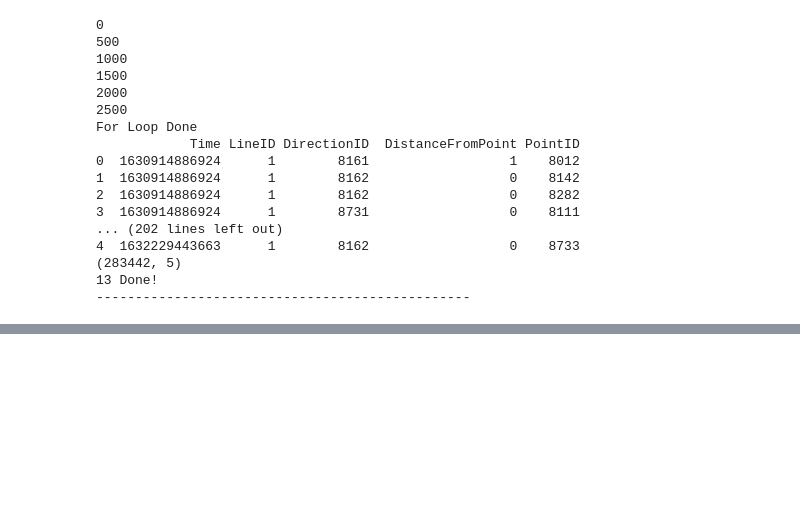
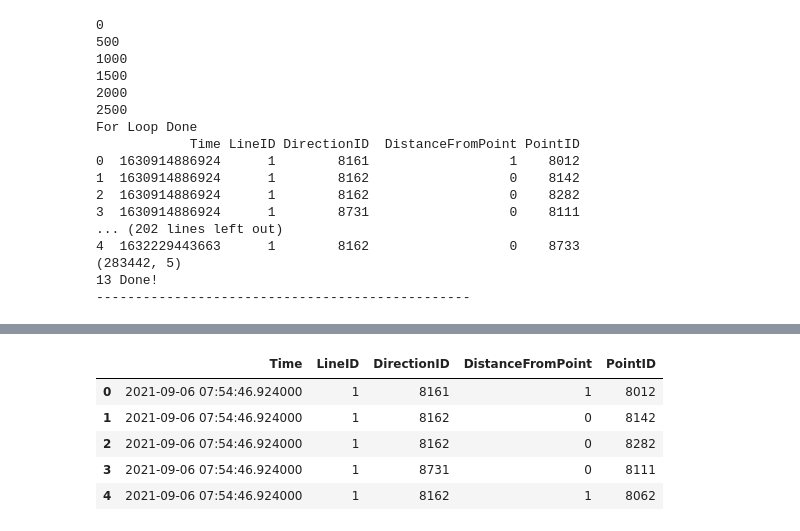
Before and after one commit to xuyou1999/Data_Mining_F22, a Jupyter notebook: src/JSON_to_CSV.ipynb, the cells around one changed output, grey strips where cells are left out. Saved outputs shown, nothing was run; the diff lists cells and outputs as text; code cells hidden in the pictures; blank space fills up the shorter version.

Commit message:
Update Json to csv

```diff
--- a/src/JSON_to_CSV.ipynb
+++ b/src/JSON_to_CSV.ipynb
@@ -119,7 +114,7 @@ json1["data"][0]["Responses"][0]
 # %% [markdown]
 ## Convert all the JSON -> CSV
 # %%
-#Start Processing JSON
+#Start Processing JSON to Seperate Files
 for number in ["01","02","03","04","05","06","07","08","09","10","11","12","13"]:
     Time = []
     LineID = []
@@ -129,7 +124,7 @@ for number in ["01","02","03","04","05","06","07","08","09","10","11","12","13"]
 
 
 
-    file_path = "../data/vehiclePosition" + number + ".json"
+    file_path = "data/vehiclePosition" + number + ".json"
 
     #A DataFrame
     json_file = pd.read_json(file_path,orient="split")
@@ -137,6 +132,9 @@ for number in ["01","02","03","04","05","06","07","08","09","10","11","12","13"]
     #For all the tuple in the DataFrame
     for i in range(json_file.shape[0]):
         t = json_file["time"].iloc[i]              #Time
+
+
+
         Responses = json_file["Responses"].iloc[i] #All Responses
 
         # Line Index
@@ -189,7 +187,7 @@ for number in ["01","02","03","04","05","06","07","08","09","10","11","12","13"]
     print(df.shape)
 
     #Convert it into CSV
-    df.to_csv("../data/vehiclePosition" + number + ".csv",index=False)
+    df.to_csv("data/vehiclePosition" + number + ".csv",index=False)
     print(number +" Done!")
     print("------------------------------------------------")
 # %% [output]
@@ -232,0 +309,9 @@ json1["Responses"].iloc[1950]
+# %%
+d.head(5)
+# %% [output]
+|  | Time | LineID | DirectionID | DistanceFromPoint | PointID |
+| 0 | 2021-09-06 07:54:46.924000 | 1 | 8161 | 1 | 8012 |
+| 1 | 2021-09-06 07:54:46.924000 | 1 | 8162 | 0 | 8142 |
+| 2 | 2021-09-06 07:54:46.924000 | 1 | 8162 | 0 | 8282 |
+| 3 | 2021-09-06 07:54:46.924000 | 1 | 8731 | 0 | 8111 |
+| 4 | 2021-09-06 07:54:46.924000 | 1 | 8162 | 1 | 8062 |
```
Also changed, not shown: parts of 13 cells of this notebook.
